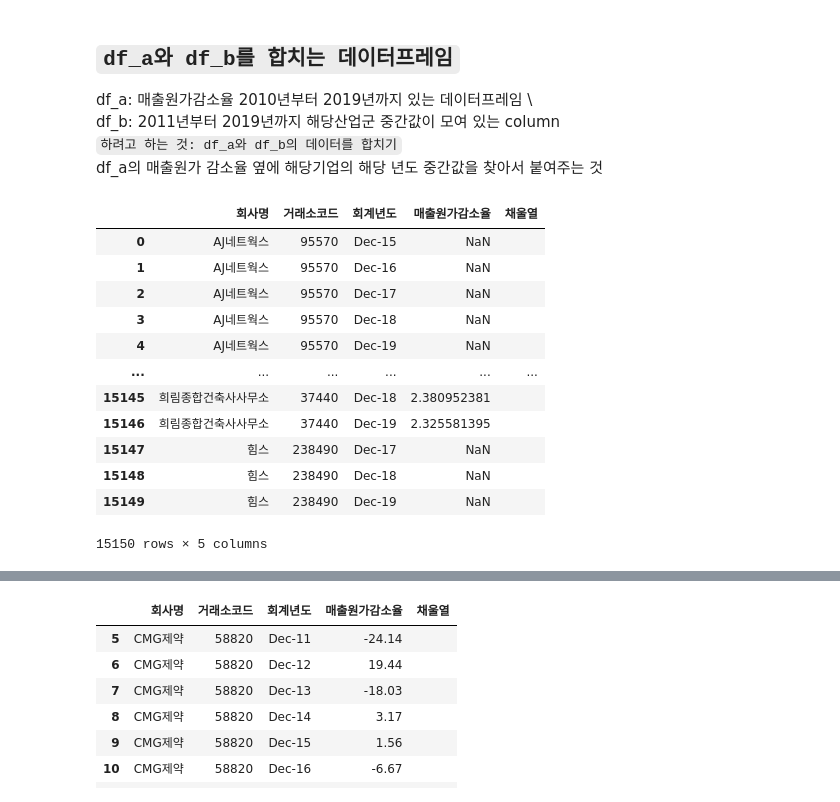
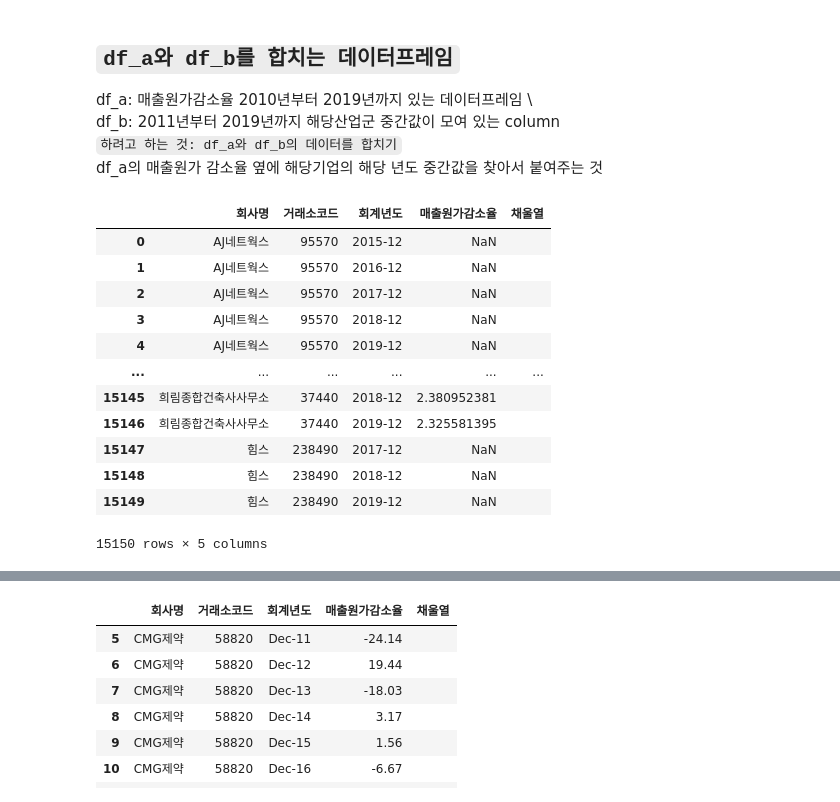
Before and after one commit to heeiny/project2, a Jupyter notebook: data_final.ipynb, the cells around one changed output, grey strips where cells are left out. Saved outputs shown, nothing was run; the diff lists cells and outputs as text; code cells hidden in the pictures.

```diff
--- a/data_final.ipynb
+++ b/data_final.ipynb
@@ -15,21 +15,22 @@ df_b.drop(columns=["Unnamed: 0"], inplace=True)
 # %%
 df_a["채울열"]=""
 df_a=df_a.sort_values(["회사명","회계년도"])
+df_a['회계년도'] = pd.to_datetime(df_a['회계년도'],format='%d-%b').dt.strftime('20%d-%m')
 df_a.reset_index(inplace=True,drop=True)
 df_a
 # %% [output]
 |  | 회사명 | 거래소코드 | 회계년도 | 매출원가감소율 | 채울열 |
-| 0 | AJ네트웍스 | 95570 | Dec-15 | NaN |  |
-| 1 | AJ네트웍스 | 95570 | Dec-16 | NaN |  |
-| 2 | AJ네트웍스 | 95570 | Dec-17 | NaN |  |
-| 3 | AJ네트웍스 | 95570 | Dec-18 | NaN |  |
-| 4 | AJ네트웍스 | 95570 | Dec-19 | NaN |  |
+| 0 | AJ네트웍스 | 95570 | 2015-12 | NaN |  |
+| 1 | AJ네트웍스 | 95570 | 2016-12 | NaN |  |
+| 2 | AJ네트웍스 | 95570 | 2017-12 | NaN |  |
+| 3 | AJ네트웍스 | 95570 | 2018-12 | NaN |  |
+| 4 | AJ네트웍스 | 95570 | 2019-12 | NaN |  |
 | ... | ... | ... | ... | ... | ... |
-| 15145 | 희림종합건축사사무소 | 37440 | Dec-18 | 2.380952381 |  |
-| 15146 | 희림종합건축사사무소 | 37440 | Dec-19 | 2.325581395 |  |
-| 15147 | 힘스 | 238490 | Dec-17 | NaN |  |
-| 15148 | 힘스 | 238490 | Dec-18 | NaN |  |
-| 15149 | 힘스 | 238490 | Dec-19 | NaN |  |
+| 15145 | 희림종합건축사사무소 | 37440 | 2018-12 | 2.380952381 |  |
+| 15146 | 희림종합건축사사무소 | 37440 | 2019-12 | 2.325581395 |  |
+| 15147 | 힘스 | 238490 | 2017-12 | NaN |  |
+| 15148 | 힘스 | 238490 | 2018-12 | NaN |  |
+| 15149 | 힘스 | 238490 | 2019-12 | NaN |  |
 15150 rows × 5 columns
 # %%
 df_b
```
Also changed, not shown: parts of 2 cells of this notebook, 18 other files.
